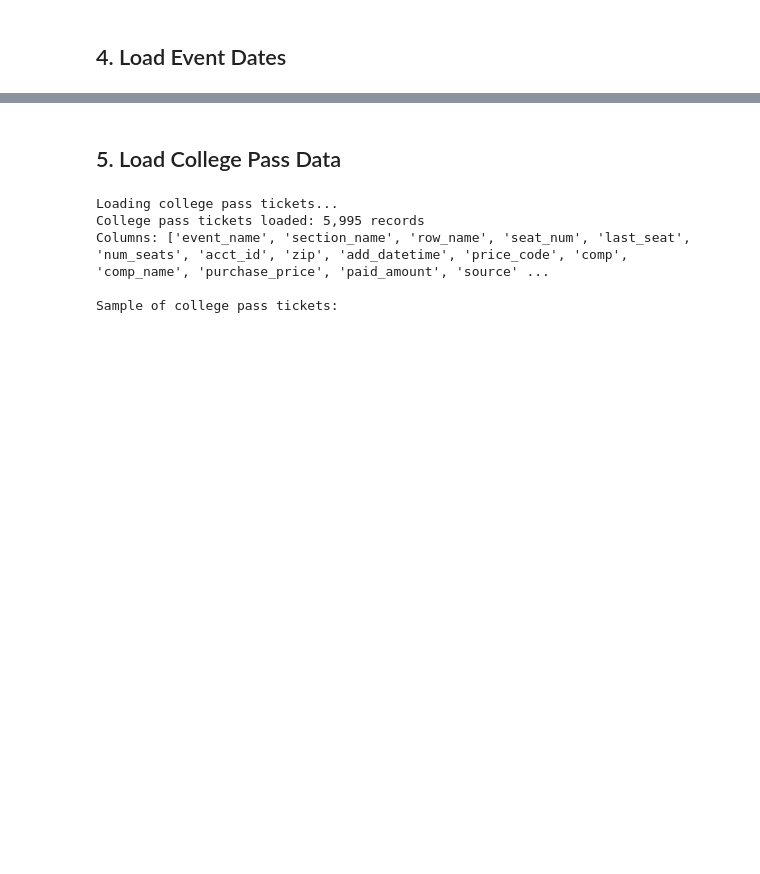
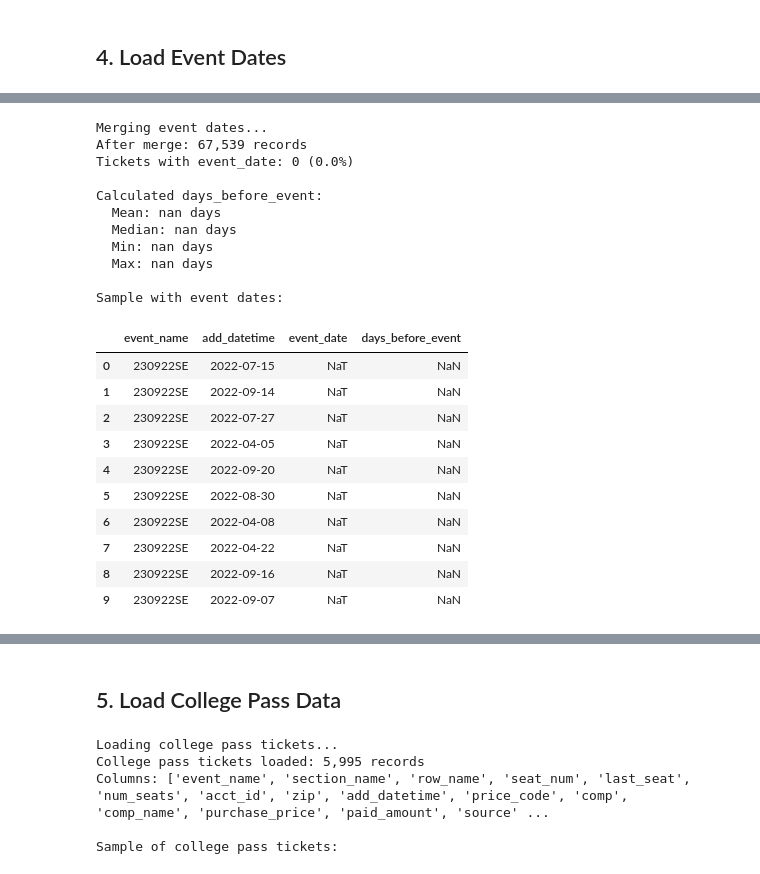
Before and after one commit to gabriela-ilinca/ASO, a Jupyter notebook: 01_Data_Loading_and_Exploration.ipynb, the cells around one changed output, grey strips where cells are left out. Cells and saved outputs as stored; diff of their text form; code cells hidden in the pictures; blank space fills up the shorter version.

```diff
--- a/01_Data_Loading_and_Exploration.ipynb
+++ b/01_Data_Loading_and_Exploration.ipynb
@@ -751,0 +404,54 @@ Sample results:
+# %%
+# Merge event dates into master dataset
+print("Merging event dates...")
+master_tickets = master_tickets.merge(
+    events_lookup,
+    on='event_name',
+    how='left'
+)
+
+print(f"After merge: {len(master_tickets):,} records")
+print(f"Tickets with event_date: {master_tickets['event_date'].notna().sum():,} ({(master_tickets['event_date'].notna().sum() / len(master_tickets) * 100):.1f}%)")
+print()
+
+# Convert add_datetime to datetime
+master_tickets['add_datetime'] = pd.to_datetime(master_tickets['add_datetime'], errors='coerce')
+
+# Calculate days_before_event: (event_date - add_datetime)
+master_tickets['days_before_event'] = (
+    master_tickets['event_date'] - master_tickets['add_datetime']
+).dt.days
+
+print("Calculated days_before_event:")
+print(f"  Mean: {master_tickets['days_before_event'].mean():.1f} days")
+print(f"  Median: {master_tickets['days_before_event'].median():.1f} days")
+print(f"  Min: {master_tickets['days_before_event'].min():.0f} days")
+print(f"  Max: {master_tickets['days_before_event'].max():.0f} days")
+print()
+
+# Display sample
+print("Sample with event dates:")
+master_tickets[['event_name', 'add_datetime', 'event_date', 'days_before_event']].head(10)
+# %% [output]
+Merging event dates...
+After merge: 67,539 records
+Tickets with event_date: 0 (0.0%)
+
+Calculated days_before_event:
+  Mean: nan days
+  Median: nan days
+  Min: nan days
+  Max: nan days
+
+Sample with event dates:
+|  | event_name | add_datetime | event_date | days_before_event |
+| 0 | 230922SE | 2022-07-15 | NaT | NaN |
+| 1 | 230922SE | 2022-09-14 | NaT | NaN |
+| 2 | 230922SE | 2022-07-27 | NaT | NaN |
+| 3 | 230922SE | 2022-04-05 | NaT | NaN |
+| 4 | 230922SE | 2022-09-20 | NaT | NaN |
+| 5 | 230922SE | 2022-08-30 | NaT | NaN |
+| 6 | 230922SE | 2022-04-08 | NaT | NaN |
+| 7 | 230922SE | 2022-04-22 | NaT | NaN |
+| 8 | 230922SE | 2022-09-16 | NaT | NaN |
+| 9 | 230922SE | 2022-09-07 | NaT | NaN |
```
Also changed, not shown: parts of 14 cells of this notebook, 1 other file.
